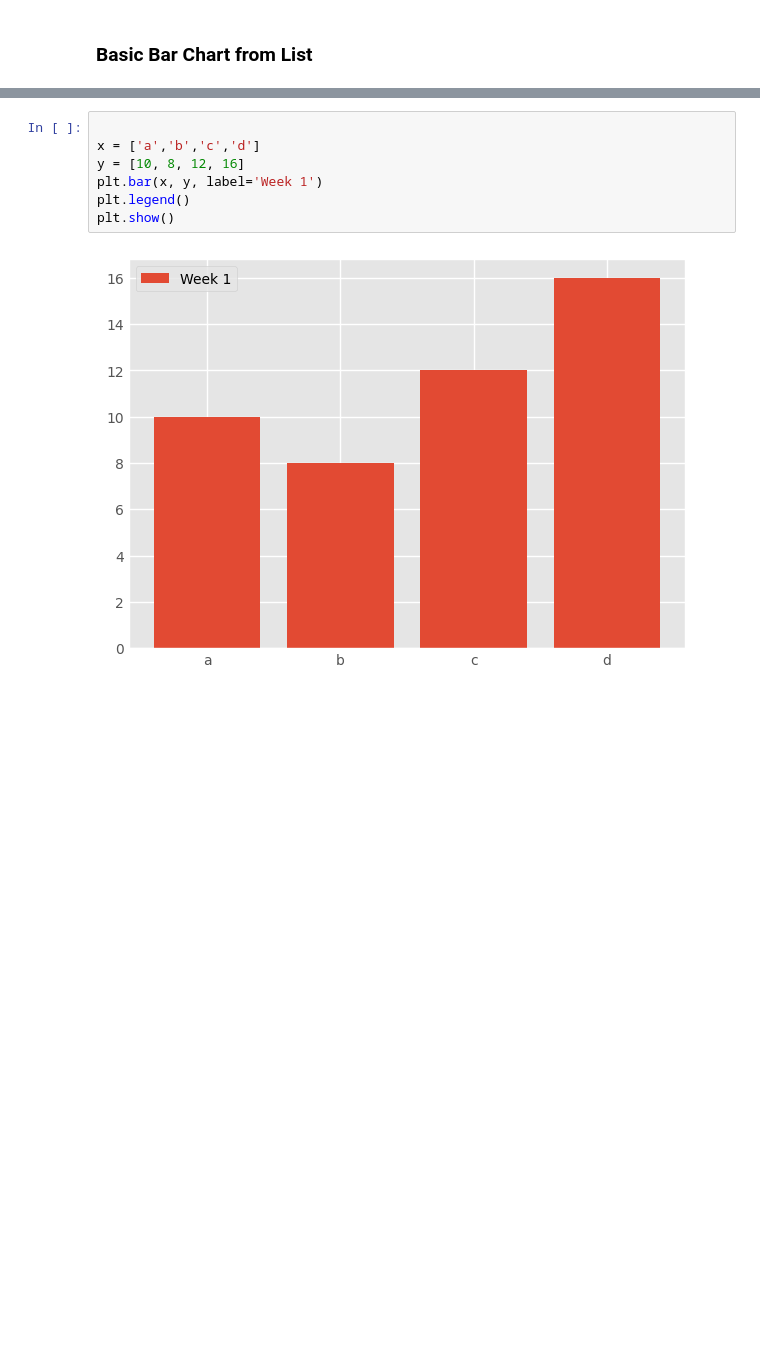
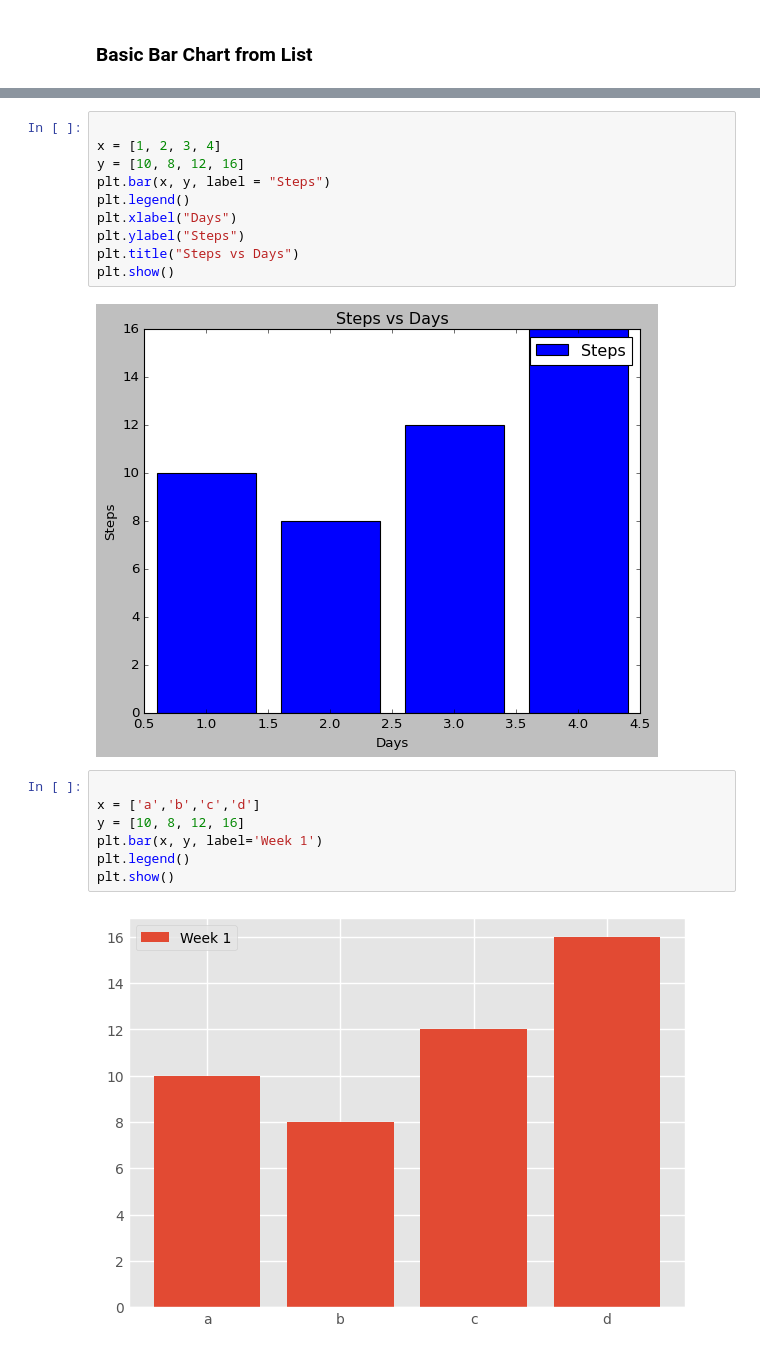
Before and after one commit to alexkardan/Data110, a Jupyter notebook: Week_4_Python_classwork(Fall2024).ipynb, the cells around one changed output, grey strips where cells are left out. Saved outputs shown, nothing was run; the diff lists cells and outputs as text; blank space fills up the shorter version.

```diff
--- a/Week_4_Python_classwork(Fall2024).ipynb
+++ b/Week_4_Python_classwork(Fall2024).ipynb
@@ -23,3 +28,15 @@ plt.show()
+# %%
+
+x = [1, 2, 3, 4]
+y = [10, 8, 12, 16]
+plt.bar(x, y, label = "Steps")
+plt.legend()
+plt.xlabel("Days")
+plt.ylabel("Steps")
+plt.title("Steps vs Days")
+plt.show()
+# %% [output]
+[figure, added]
 # %%
 
 x = ['a','b','c','d']
```
Also changed, not shown: parts of 4 cells of this notebook.
